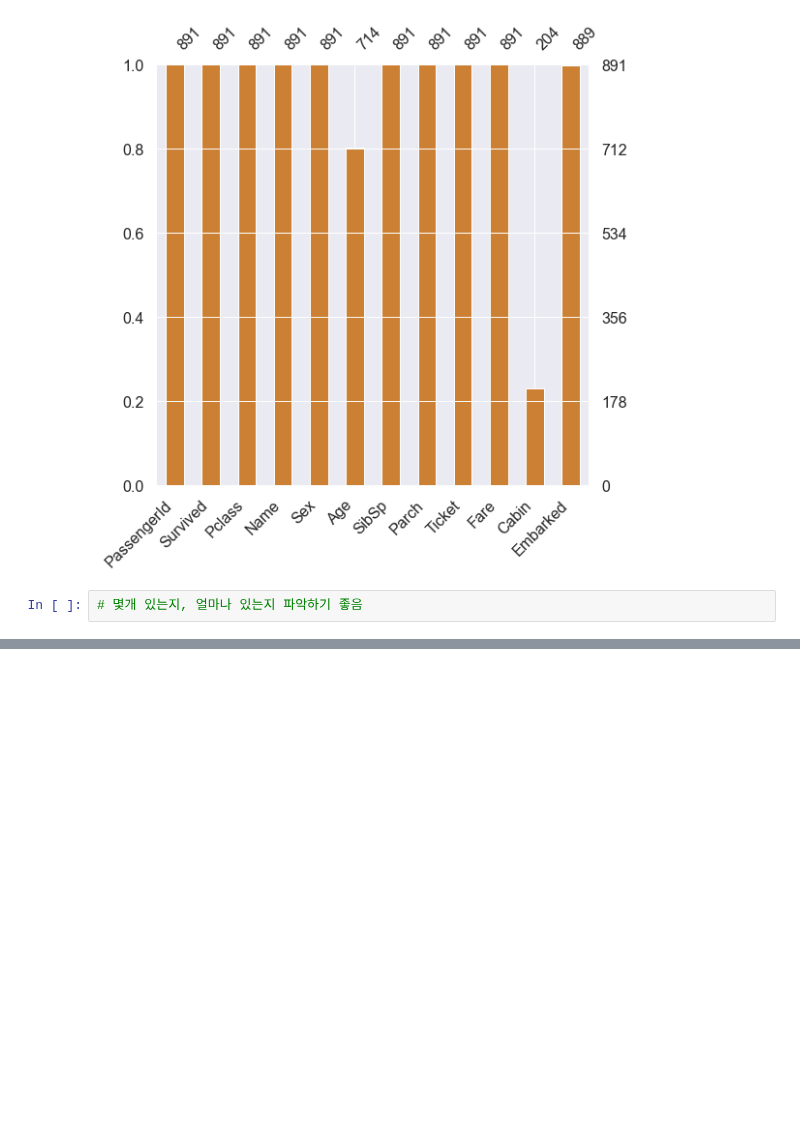
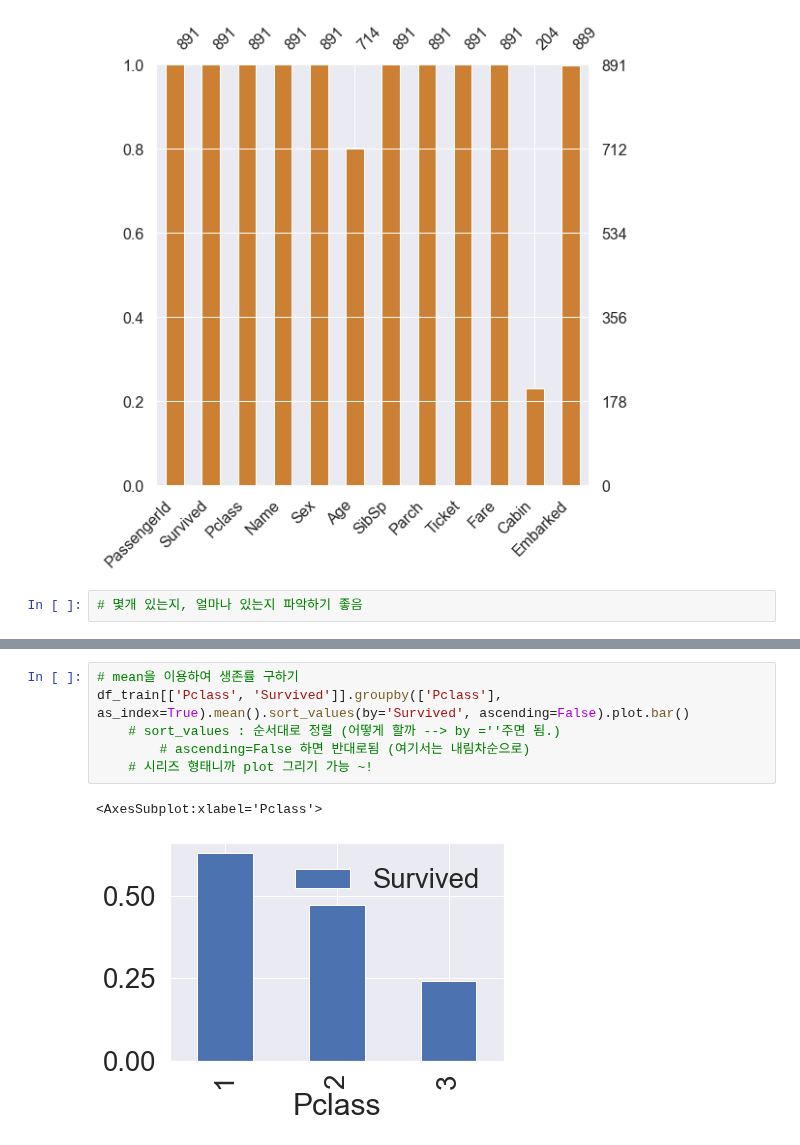
Before and after one commit to wizdom-js/data_analysis, a Jupyter notebook: Kaggle_titanic/with_kaggle_youhanlee.ipynb, the cells around one changed output, grey strips where cells are left out. Cells and saved outputs as stored; diff of their text form; blank space fills up the shorter version.

```diff
--- a/Kaggle_titanic/with_kaggle_youhanlee.ipynb
+++ b/Kaggle_titanic/with_kaggle_youhanlee.ipynb
@@ -127,0 +191,9 @@ msno.bar(df=df_train.iloc[:, :], figsize=(8, 8), color=(0.8, 0.5, 0.2))
+# %%
+# mean을 이용하여 생존률 구하기
+df_train[['Pclass', 'Survived']].groupby(['Pclass'], as_index=True).mean().sort_values(by='Survived', ascending=False).plot.bar()
+    # sort_values : 순서대로 정렬 (어떻게 할까 --> by =''주면 됨.)
+        # ascending=False 하면 반대로됨 (여기서는 내림차순으로)
+    # 시리즈 형태니까 plot 그리기 가능 ~!
+# %% [output]
+<AxesSubplot:xlabel='Pclass'>
+[figure, added]
```
Also changed, not shown: parts of 13 cells of this notebook.
